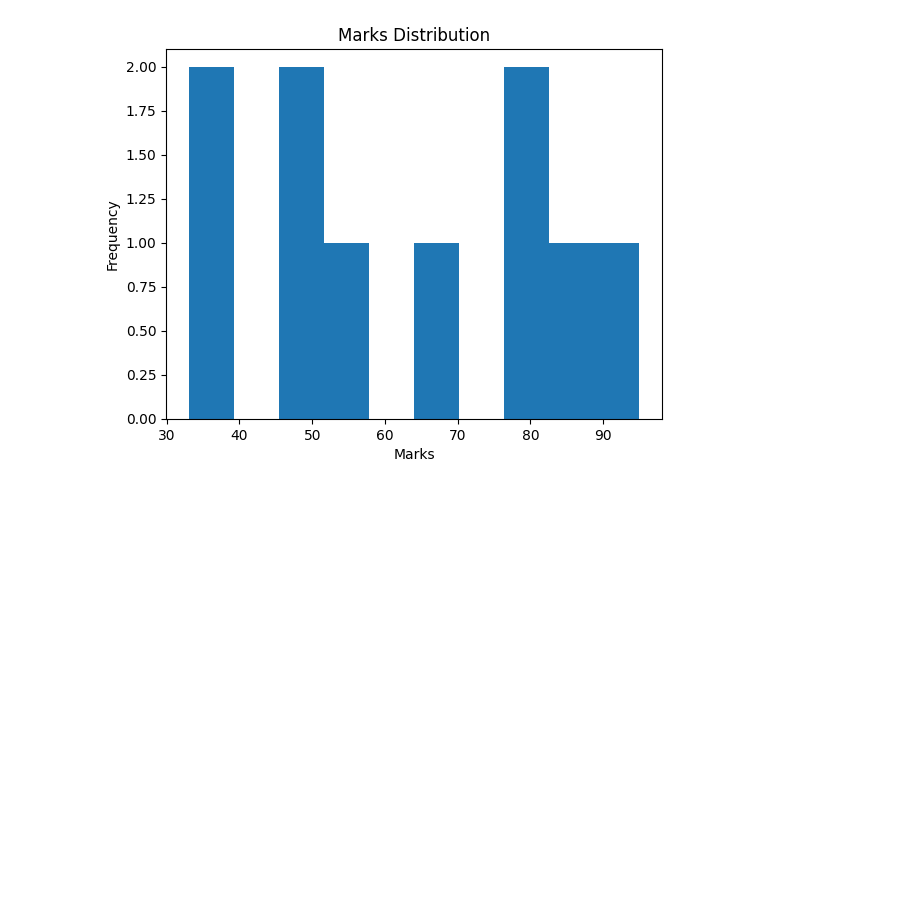
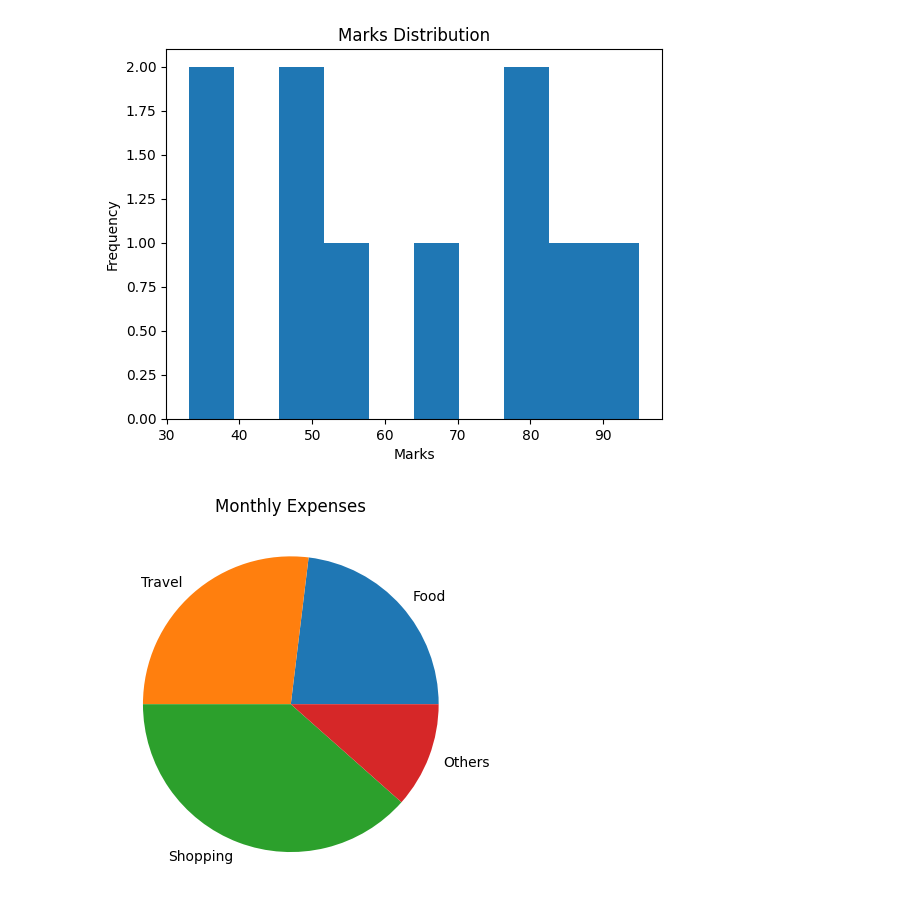
Before and after one commit to Althafvm/Data-science, a Jupyter notebook: Matplotlib.ipynb, the cells around one changed output. Cells and saved outputs as stored; diff of their text form; code cells hidden in the pictures; blank space fills up the shorter version.

```diff
--- a/Matplotlib.ipynb
+++ b/Matplotlib.ipynb
@@ -63,3 +63,11 @@ plt.ylabel("Frequency")
 plt.show()
 # %% [output]
 [figure]
+# %%
+categories=["Food","Travel","Shopping","Others"]
+amount=[6000,7000,10000,3000]
+plt.pie(amount,labels=categories)
+plt.title("Monthly Expenses")
+plt.show()
+# %% [output]
+[figure, added]
```
Also changed, not shown: parts of 1 cell of this notebook.
